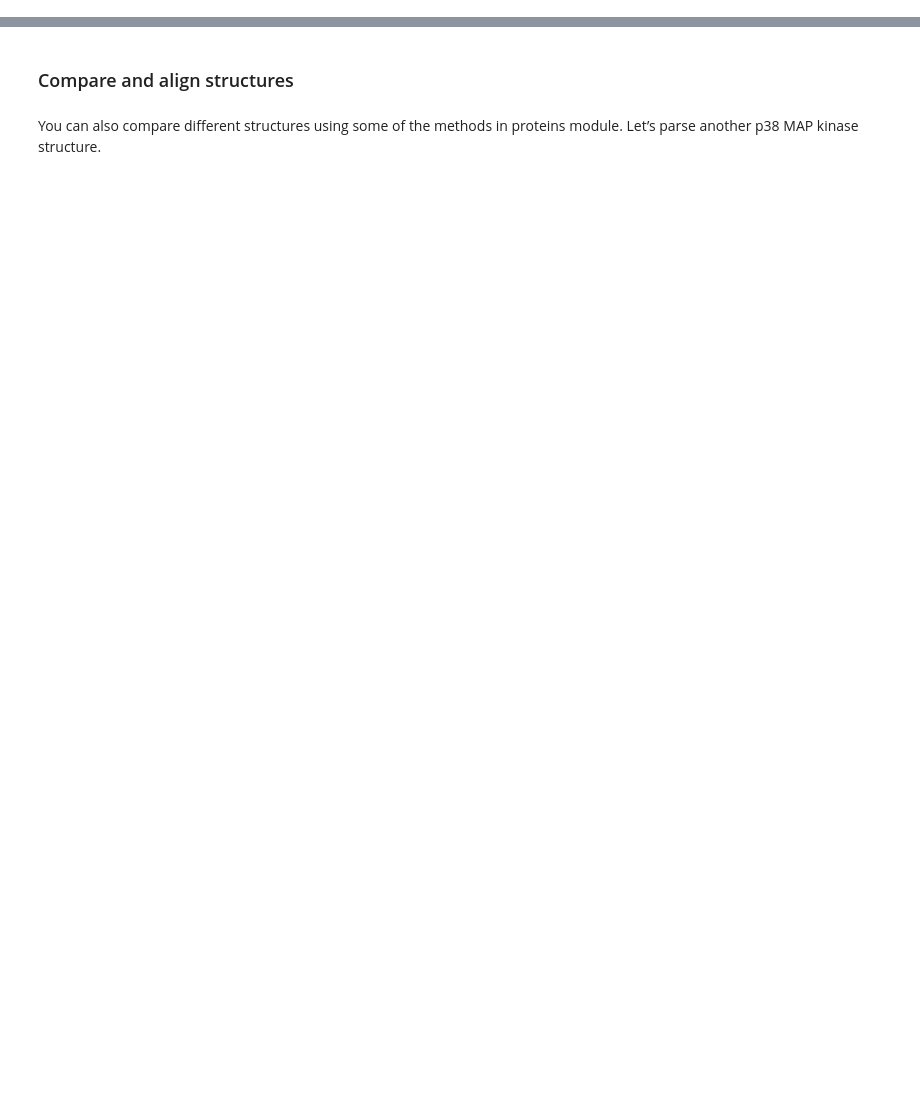
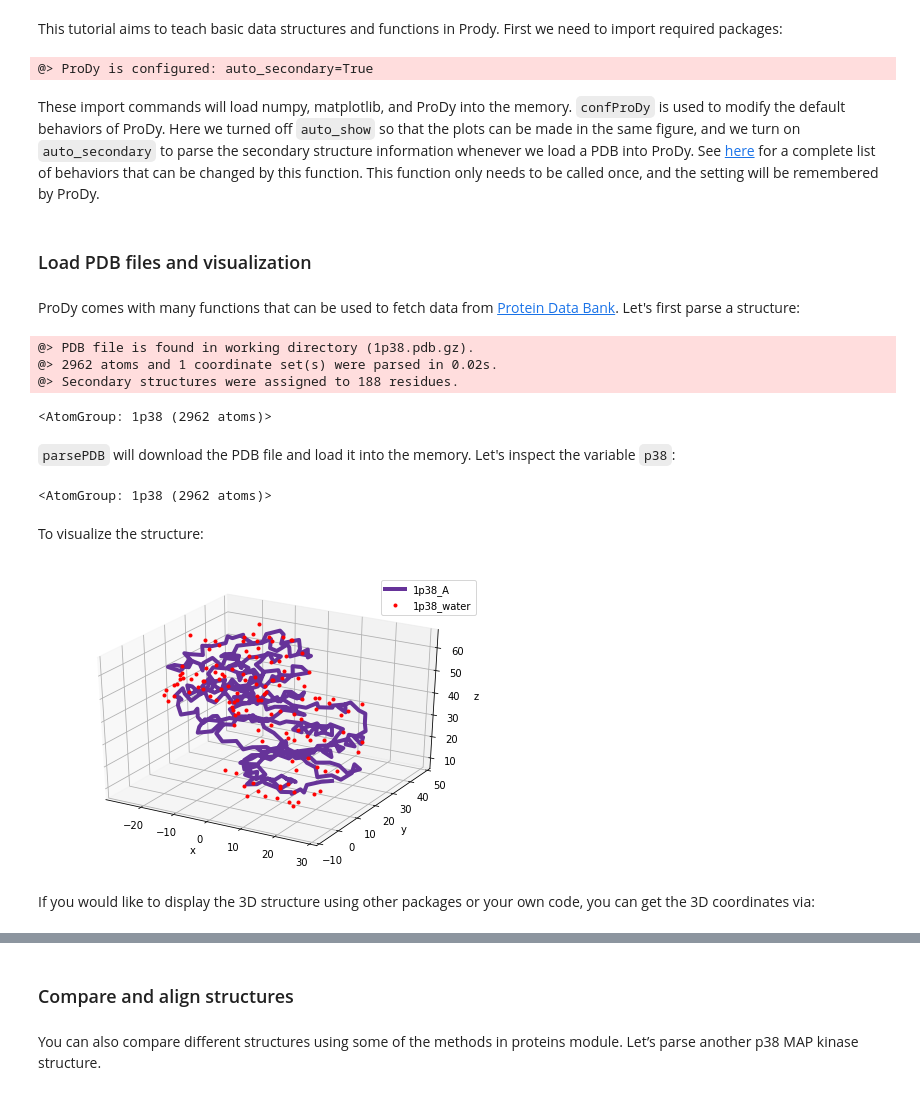
Before and after one commit to prody/ProDy-website, a Jupyter notebook: _static/ipynb/prody_basic.ipynb, the cells around one changed output, grey strips where cells are left out. Saved outputs shown, nothing was run; the diff lists cells and outputs as text; code cells hidden in the pictures; blank space fills up the shorter version.

Commit message:
many changes

```diff
--- a/_static/ipynb/prody_basic.ipynb
+++ b/_static/ipynb/prody_basic.ipynb
@@ -25,0 +186,38 @@ calcGyradius(p38)
+# %% [markdown]
+This tutorial aims to teach basic data structures and functions in Prody. First we need to import required packages:
+# %%
+from prody import *
+from pylab import *
+%matplotlib inline
+confProDy(auto_secondary=True)
+# %% [output]
+@> ProDy is configured: auto_secondary=True
+# %% [markdown]
+These import commands will load numpy, matplotlib, and ProDy into the memory. `confProDy` is used to modify the default behaviors of ProDy. Here we turned off `auto_show` so that the plots can be made in the same figure, and we turn on `auto_secondary` to parse the secondary structure information whenever we load a PDB into ProDy. See [here](http://prody.csb.pitt.edu/manual/reference/prody.html?highlight=confprody#prody.confProDy) for a complete list of behaviors that can be changed by this function. This function only needs to be called once, and the setting will be remembered by ProDy.
+# %% [markdown]
+### Load PDB files and visualization
+# %% [markdown]
+ProDy comes with many functions that can be used to fetch data from [Protein Data Bank](https://www.rcsb.org/). Let's first parse a structure:
+# %%
+p38 = parsePDB('1p38')
+p38
+# %% [output]
+@> PDB file is found in working directory (1p38.pdb.gz).
+@> 2962 atoms and 1 coordinate set(s) were parsed in 0.02s.
+@> Secondary structures were assigned to 188 residues.
+<AtomGroup: 1p38 (2962 atoms)>
+# %% [markdown]
+`parsePDB` will download the PDB file and load it into the memory. Let's inspect the variable `p38`:
+# %%
+p38
+# %% [output]
+<AtomGroup: 1p38 (2962 atoms)>
+# %% [markdown]
+To visualize the structure:
+# %%
+showProtein(p38);
+legend();
+# %% [output]
+[figure, added]
+# %% [markdown]
+If you would like to display the 3D structure using other packages or your own code, you can get the 3D coordinates via:
```
Also changed, not shown: parts of 223 cells of this notebook, 6 other files.
